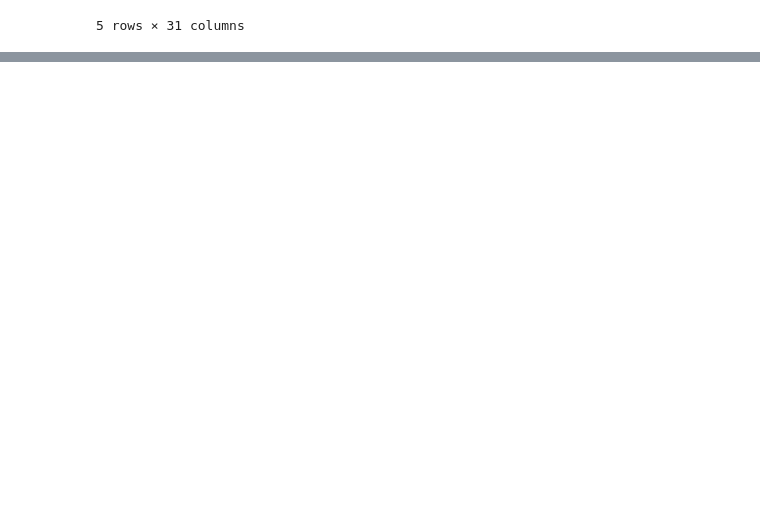
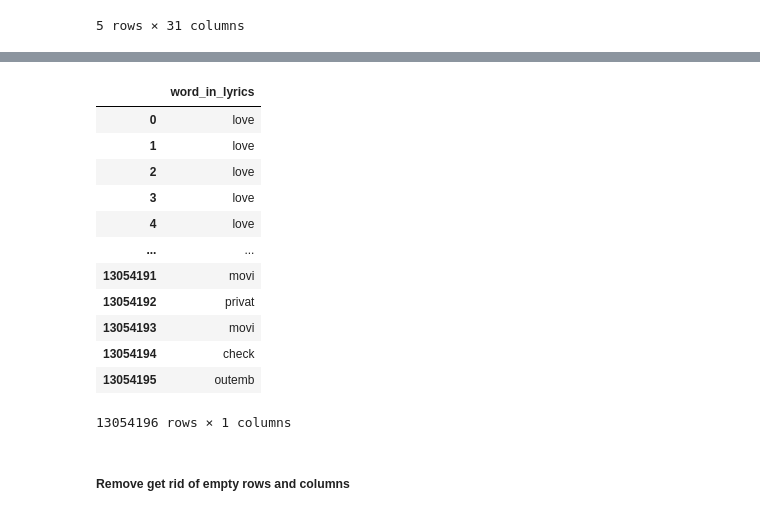
Before and after one commit to mariamabdelati/lyricalanalysis, a Jupyter notebook: 5_Sentiment_Analysis/track_lyrics_sentiment_analysis.ipynb, the cells around one changed output, grey strips where cells are left out. Drawn from its saved outputs; the diff is of its cells as text; code cells hidden in the pictures; blank space fills up the shorter version.

```diff
--- a/5_Sentiment_Analysis/track_lyrics_sentiment_analysis.ipynb
+++ b/5_Sentiment_Analysis/track_lyrics_sentiment_analysis.ipynb
@@ -190,0 +294,2 @@ x[['lyrics_language','track_lyrics']].to_csv('korean.csv')
+# %%
+extracted_df['track_lyrics'] = extracted_df.swifter.apply(lambda x: language_stemmer(x.track_lyrics, x.lyrics_language), axis=1)
@@ -190,0 +334,8 @@ x[['lyrics_language','track_lyrics']].to_csv('korean.csv')
+# %%
+es_df = extracted_df.loc[(extracted_df['lyrics_language'] == 'es')]
+en_df = extracted_df.loc[(extracted_df['lyrics_language'] == 'en')]
+de_df = extracted_df.loc[(extracted_df['lyrics_language'] == 'de')]
+fr_df = extracted_df.loc[(extracted_df['lyrics_language'] == 'fr')]
+it_df = extracted_df.loc[(extracted_df['lyrics_language'] == 'it')]
+pt_df = extracted_df.loc[(extracted_df['lyrics_language'] == 'pt')]
+sv_df = extracted_df.loc[(extracted_df['lyrics_language'] == 'sv')]
@@ -190,0 +406,2 @@ x[['lyrics_language','track_lyrics']].to_csv('korean.csv')
+# %%
+en_df['words_in_lyrics'] = en_df.track_lyrics.str.strip().str.split('[\W_]+')
@@ -190,0 +429,9 @@ x[['lyrics_language','track_lyrics']].to_csv('korean.csv')
+# %%
+word_rows = list()
+for word_row in en_df[['words_in_lyrics']].iterrows():
+    r = word_row[1]
+    for word in r.words_in_lyrics:
+        word_rows.append((word))
+
+words_in_lyrics_df = pd.DataFrame(word_rows, columns=['word_in_lyrics'])
+words_in_lyrics_df.head(10)
@@ -190,0 +450,18 @@ x[['lyrics_language','track_lyrics']].to_csv('korean.csv')
+# %%
+words_in_lyrics_df
+# %% [output]
+|  | word_in_lyrics |
+| 0 | love |
+| 1 | love |
+| 2 | love |
+| 3 | love |
+| 4 | love |
+| ... | ... |
+| 13054191 | movi |
+| 13054192 | privat |
+| 13054193 | movi |
+| 13054194 | check |
+| 13054195 | outemb |
+13054196 rows × 1 columns
+# %% [markdown]
+##### Remove get rid of empty rows and columns
```
Also changed, not shown: parts of 81 cells of this notebook, 1 other file.
